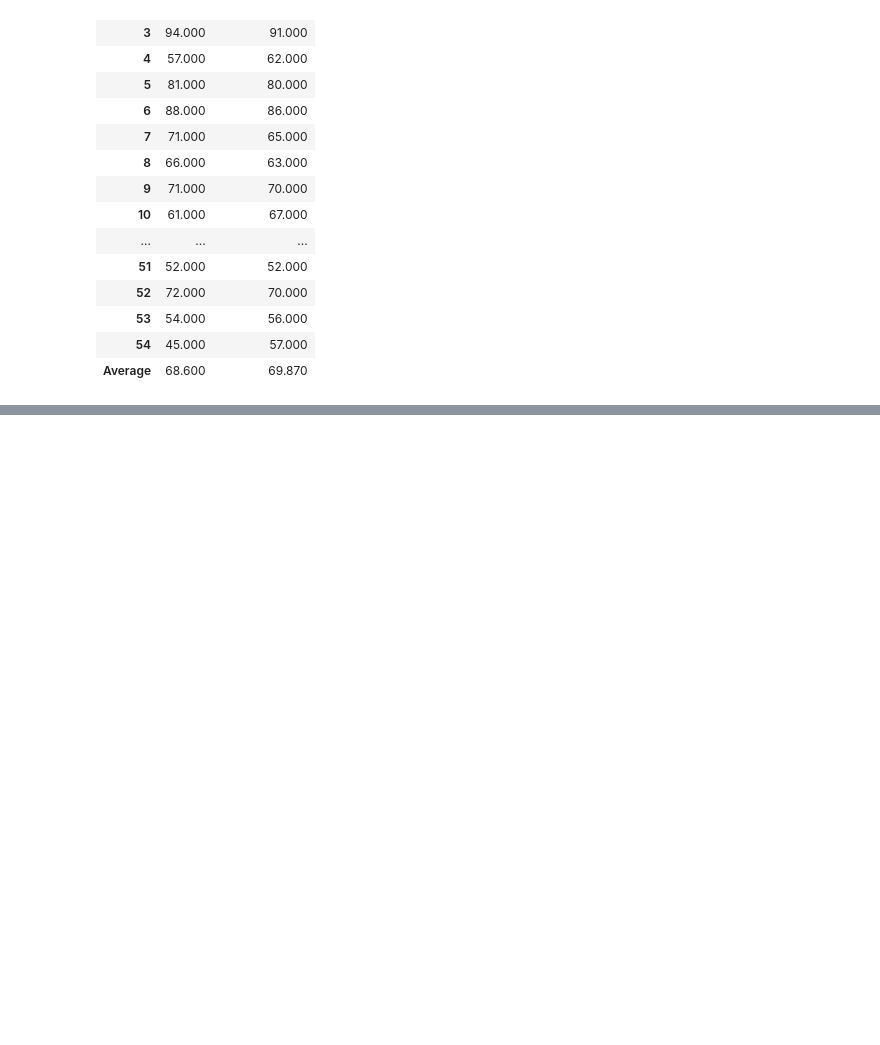
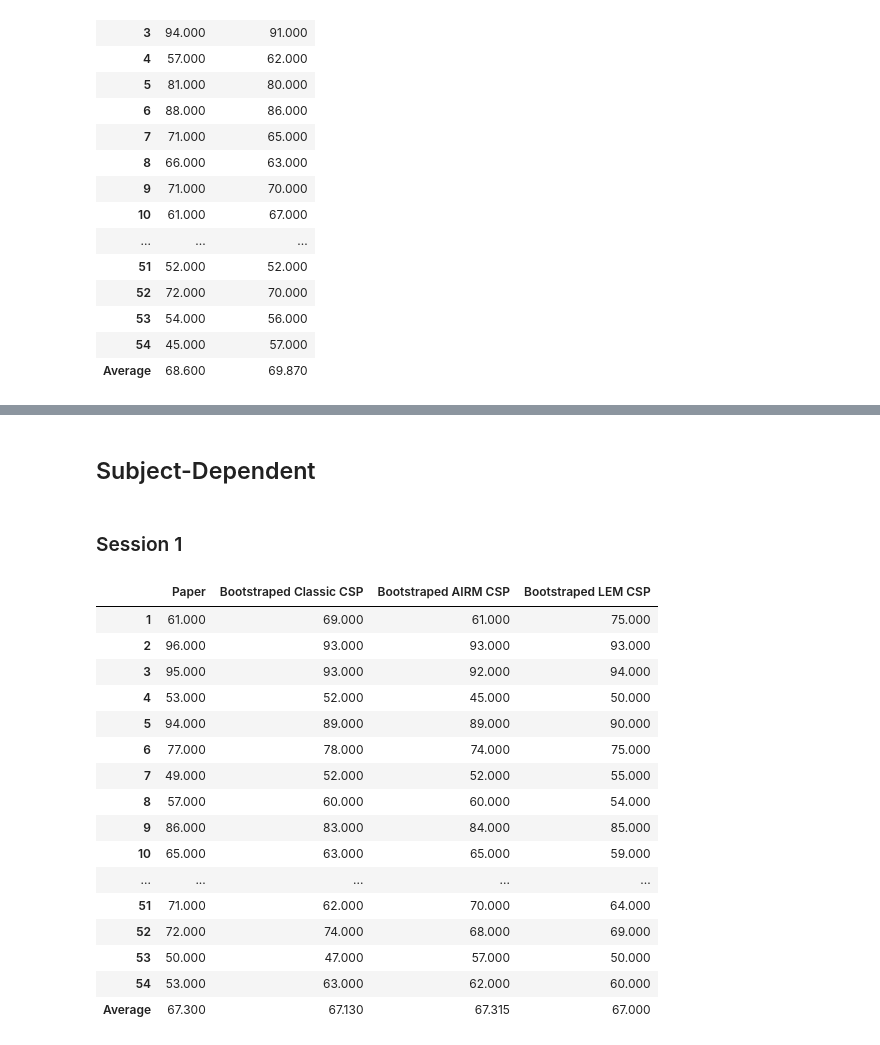
Before and after one commit to Yassawe/BCI, a Jupyter notebook: EnsembleLearning.ipynb, the cells around one changed output, grey strips where cells are left out. Saved outputs shown, nothing was run; the diff lists cells and outputs as text; code cells hidden in the pictures; blank space fills up the shorter version.

```diff
--- a/EnsembleLearning.ipynb
+++ b/EnsembleLearning.ipynb
@@ -676,10 +671,8 @@ df.head(55)
 | Average | 67.300 | 67.167 |
 # %% [markdown]
 ### Session 2
-# %%
-SubjectsCOV, SubjectsY = pickle.load(open('datasets/54COVSess02.pickle','rb'))
 # %%
-df = majority_vote_hp(SubjectsCOV, SubjectsY, 3, 5, paper_s2)
+df = majority_vote_hp(SubjectsCOV2, SubjectsY2, 3, 5, paper_s2)
 # %%
 df.head(55)
 # %% [output]
@@ -704,0 +698,34 @@ df.head(55)
+# %%
+class RCSP_bootstrap(RCSP):
+    def train(self, trainCOV, trainLabels, n=3, btsp_size=0.6, btsp_n=10):
+        btsp_means = np.zeros((2, btsp_n, self.nchannels, self.nchannels))
+        trials = len(trainCOV)
+        idxs = list(range(trials))
+
+        for i in range(btsp_n):
+            idx = np.random.choice(idxs, int(btsp_size*trials))
+            subsetCOV = trainCOV[idx]
+            subsetY = trainLabels[idx]
+
+            classSpecificCOV = self.separate_classes(subsetCOV, subsetY)
+            means = self.estimateMeans(classSpecificCOV)
+            btsp_means[0, i, :, :] = means[0]
+            btsp_means[1, i, :, :] = means[1]
+
+        btsp_means = self.estimateMeans(btsp_means)
+
+        V = self.CSP(btsp_means, n)
+        self.V=V
+        self.n=n
+
+        train_features = np.empty((len(trainCOV), 2*n))
+
+        for i in range(len(trainCOV)):
+            trial = trainCOV[i]
+            train_features[i] = self.applyCSP(trial, V)
+
+        self.clf.fit(train_features, trainLabels)
+# %%
+c_rcsp_b = RCSP_bootstrap("classic", 20, LDA)
+a_rcsp_b = RCSP_bootstrap("AIRM", 20, LDA)
+l_rcsp_b = RCSP_bootstrap("LEM", 20, LDA)
@@ -704,0 +793,25 @@ df.head(55)
+# %% [markdown]
+## Subject-Dependent
+# %% [markdown]
+### Session 1
+# %%
+df = bootstrap_estimation(SubjectsCOV1, SubjectsY1, n=4, btsp_size=0.8, btsp_n=10, papervals = paper_s1, subject_independent=False)
+df.head(55)
+# %% [output]
+|  | Paper | Bootstraped Classic CSP | Bootstraped AIRM CSP | Bootstraped LEM CSP |
+| 1 | 61.000 | 69.000 | 61.000 | 75.000 |
+| 2 | 96.000 | 93.000 | 93.000 | 93.000 |
+| 3 | 95.000 | 93.000 | 92.000 | 94.000 |
+| 4 | 53.000 | 52.000 | 45.000 | 50.000 |
+| 5 | 94.000 | 89.000 | 89.000 | 90.000 |
+| 6 | 77.000 | 78.000 | 74.000 | 75.000 |
+| 7 | 49.000 | 52.000 | 52.000 | 55.000 |
+| 8 | 57.000 | 60.000 | 60.000 | 54.000 |
+| 9 | 86.000 | 83.000 | 84.000 | 85.000 |
+| 10 | 65.000 | 63.000 | 65.000 | 59.000 |
+| ... | ... | ... | ... | ... |
+| 51 | 71.000 | 62.000 | 70.000 | 64.000 |
+| 52 | 72.000 | 74.000 | 68.000 | 69.000 |
+| 53 | 50.000 | 47.000 | 57.000 | 50.000 |
+| 54 | 53.000 | 63.000 | 62.000 | 60.000 |
+| Average | 67.300 | 67.130 | 67.315 | 67.000 |
```
Also changed, not shown: parts of 39 cells of this notebook.
